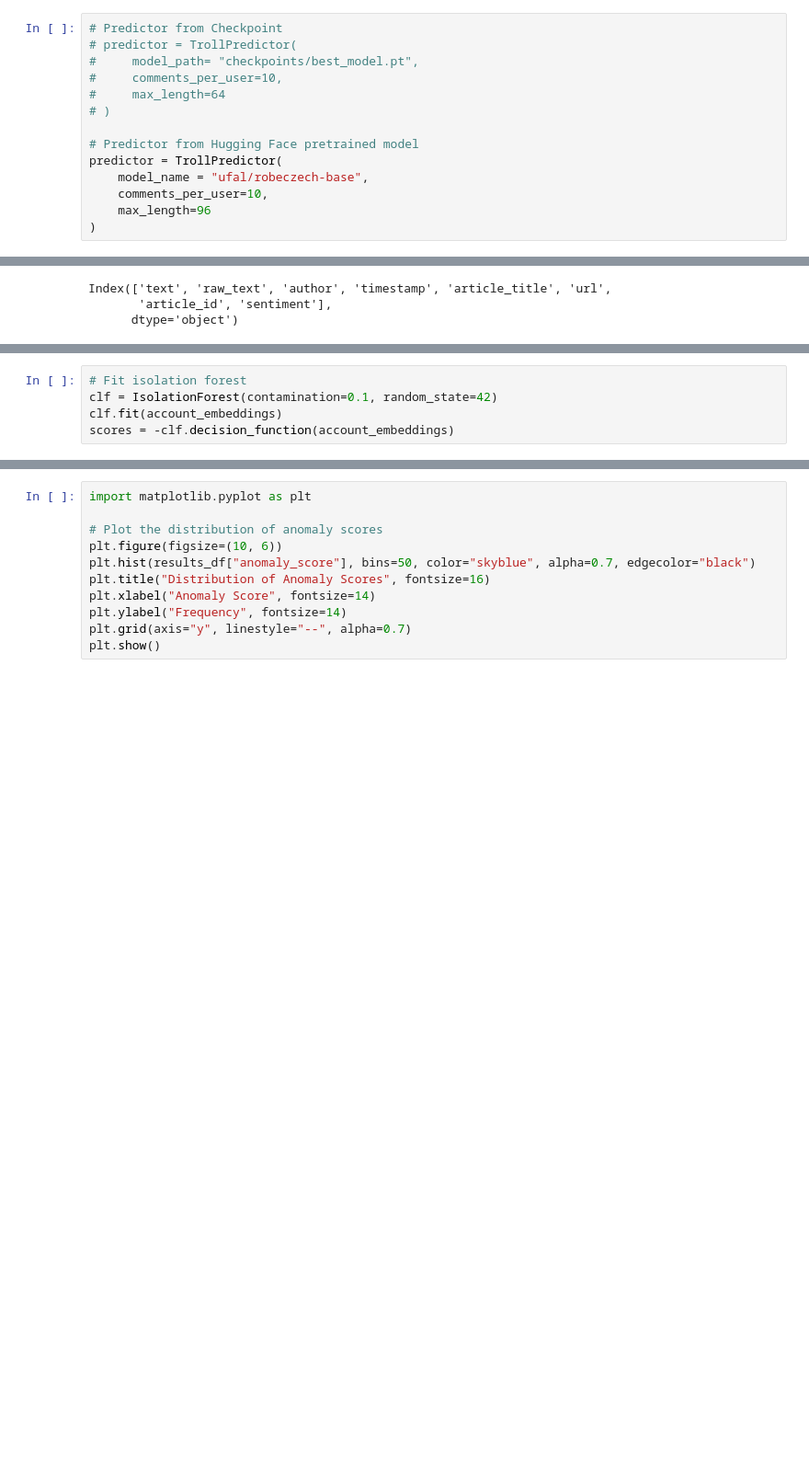
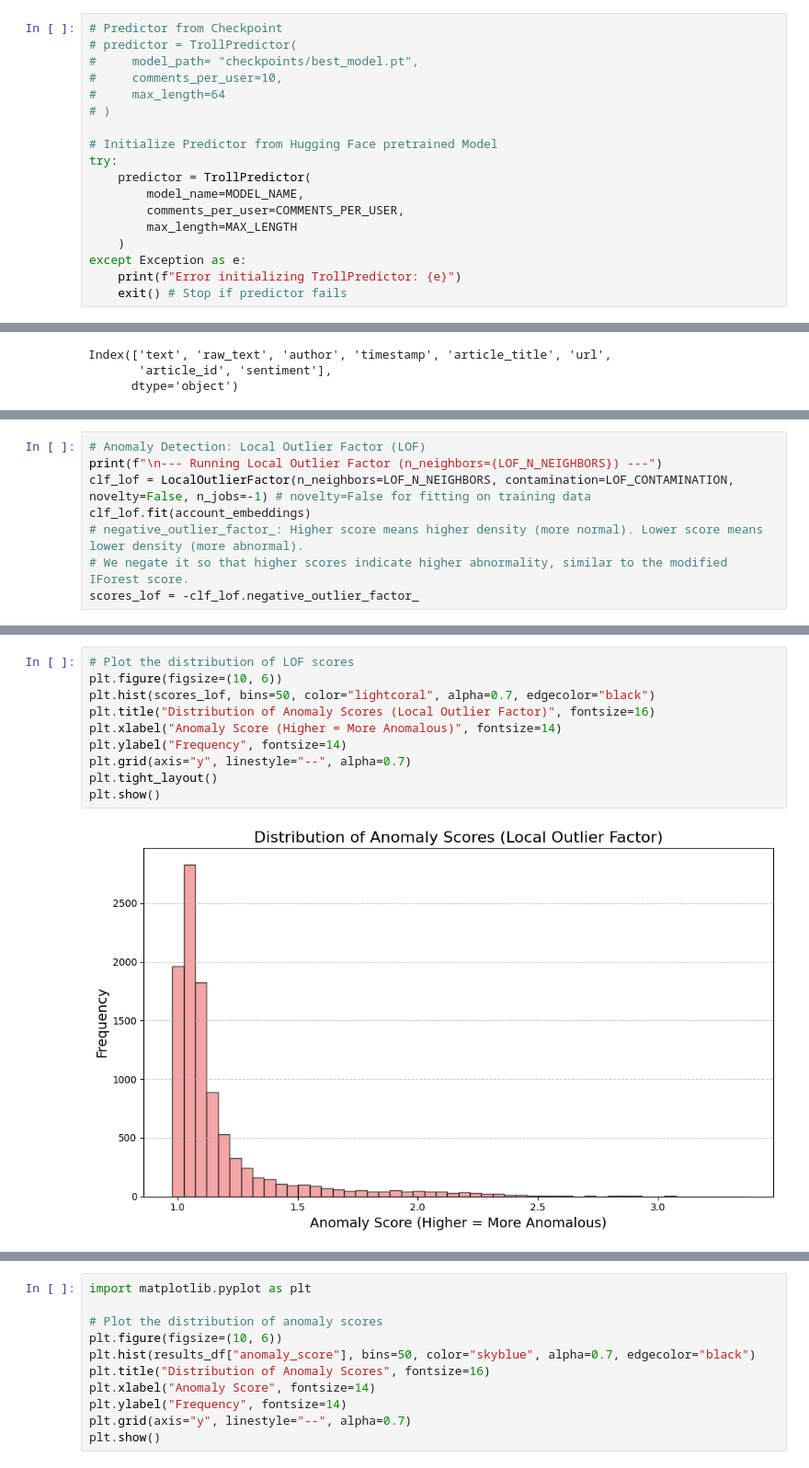
Before and after one commit to ziggyplayedguitar/nlp_thesis, a Jupyter notebook: workspace/notebooks/05_anomaly.ipynb, the cells around one changed output, grey strips where cells are left out. Shown at 92% size. Cells and saved outputs as stored; diff of their text form; blank space fills up the shorter version.

```diff
--- a/workspace/notebooks/05_anomaly.ipynb
+++ b/workspace/notebooks/05_anomaly.ipynb
@@ -18,9 +34,13 @@ from src.data_tools.czech_data_tools import load_czech_media_data
 #     max_length=64
 # )
 
-# Predictor from Hugging Face pretrained model
-predictor = TrollPredictor(
-    model_name = "ufal/robeczech-base",
-    comments_per_user=10,
-    max_length=96
-)
+# Initialize Predictor from Hugging Face pretrained Model
+try:
+    predictor = TrollPredictor(
+        model_name=MODEL_NAME,
+        comments_per_user=COMMENTS_PER_USER,
+        max_length=MAX_LENGTH
+    )
+except Exception as e:
+    print(f"Error initializing TrollPredictor: {e}")
+    exit() # Stop if predictor fails
@@ -88,5 +134,0 @@ account_labels = np.array(account_labels) if account_labels else None
-# %%
-# Fit isolation forest
-clf = IsolationForest(contamination=0.1, random_state=42)
-clf.fit(account_embeddings)
-scores = -clf.decision_function(account_embeddings)
@@ -134,0 +143,8 @@ print(results_df.head(10))
+# %%
+# Anomaly Detection: Local Outlier Factor (LOF)
+print(f"\n--- Running Local Outlier Factor (n_neighbors={LOF_N_NEIGHBORS}) ---")
+clf_lof = LocalOutlierFactor(n_neighbors=LOF_N_NEIGHBORS, contamination=LOF_CONTAMINATION, novelty=False, n_jobs=-1) # novelty=False for fitting on training data
+clf_lof.fit(account_embeddings)
+# negative_outlier_factor_: Higher score means higher density (more normal). Lower score means lower density (more abnormal).
+# We negate it so that higher scores indicate higher abnormality, similar to the modified IForest score.
+scores_lof = -clf_lof.negative_outlier_factor_
@@ -134,0 +213,12 @@ print(results_df.head(10))
+# %%
+# Plot the distribution of LOF scores
+plt.figure(figsize=(10, 6))
+plt.hist(scores_lof, bins=50, color="lightcoral", alpha=0.7, edgecolor="black")
+plt.title("Distribution of Anomaly Scores (Local Outlier Factor)", fontsize=16)
+plt.xlabel("Anomaly Score (Higher = More Anomalous)", fontsize=14)
+plt.ylabel("Frequency", fontsize=14)
+plt.grid(axis="y", linestyle="--", alpha=0.7)
+plt.tight_layout()
+plt.show()
+# %% [output]
+[figure, added]
```
Also changed, not shown: parts of 15 cells of this notebook.
